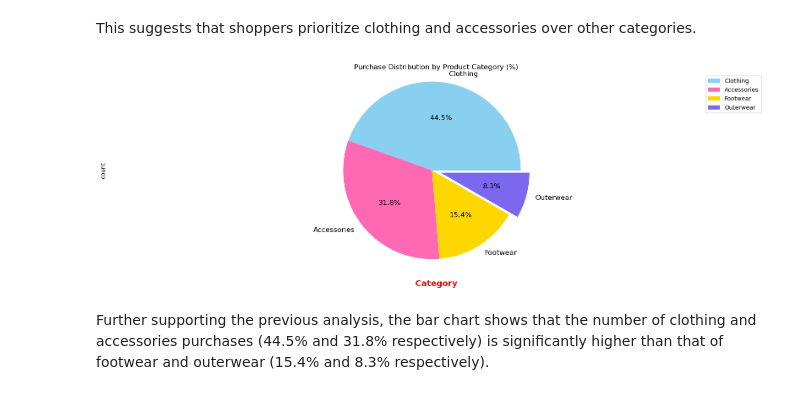
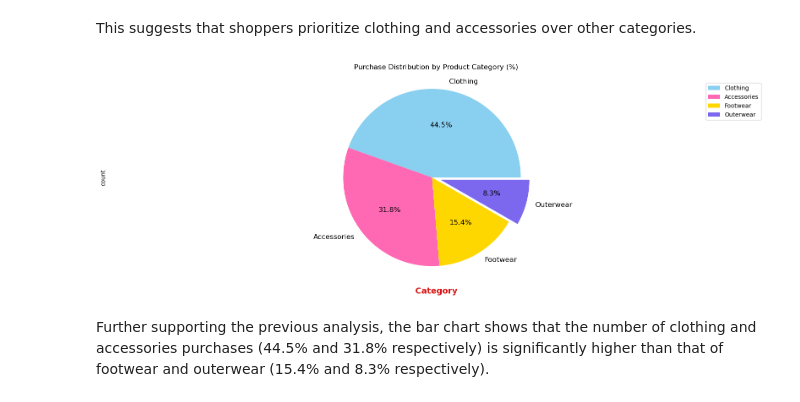
Before and after one commit to noahnoahnoahtran/project18-shopping-trend-analysis, a Jupyter notebook: shopping_trend_analysis.ipynb, the cells around one changed output. Saved outputs shown, nothing was run; the diff lists cells and outputs as text; code cells hidden in the pictures.

```diff
--- a/shopping_trend_analysis.ipynb
+++ b/shopping_trend_analysis.ipynb
@@ -165,14 +166,14 @@ This suggests that shoppers prioritize clothing and accessories over other categ
 # %%
 #Purchase distribution by product category (%)
 plt.figure(figsize = (20, 6))
 df['Category'].value_counts().plot(kind = 'pie', fontsize = 12, colors = colors, explode = (0, 0, 0, 0.1), autopct = '%1.1f%%')
 plt.xlabel('Category', weight = 'bold', color = '#D71313', fontsize = 14, labelpad = 20)
 plt.axis('equal')
 plt.legend(labels = df['Category'].value_counts().index, loc = 'best')
-plt.title('Purchase Distribution by Product Category (%)')
+plt.title('Purchase Distribution by Product Category (%)\n')
 plt.show()
 # %% [output]
-[figure, old version]
+[figure, new version]
 # %% [markdown]
 Further supporting the previous analysis, the bar chart shows that the number of clothing and accessories purchases (44.5% and 31.8% respectively) is significantly higher than that of footwear and outerwear (15.4% and 8.3% respectively).
 # %%
```
Also changed, not shown: parts of 9 cells of this notebook.
